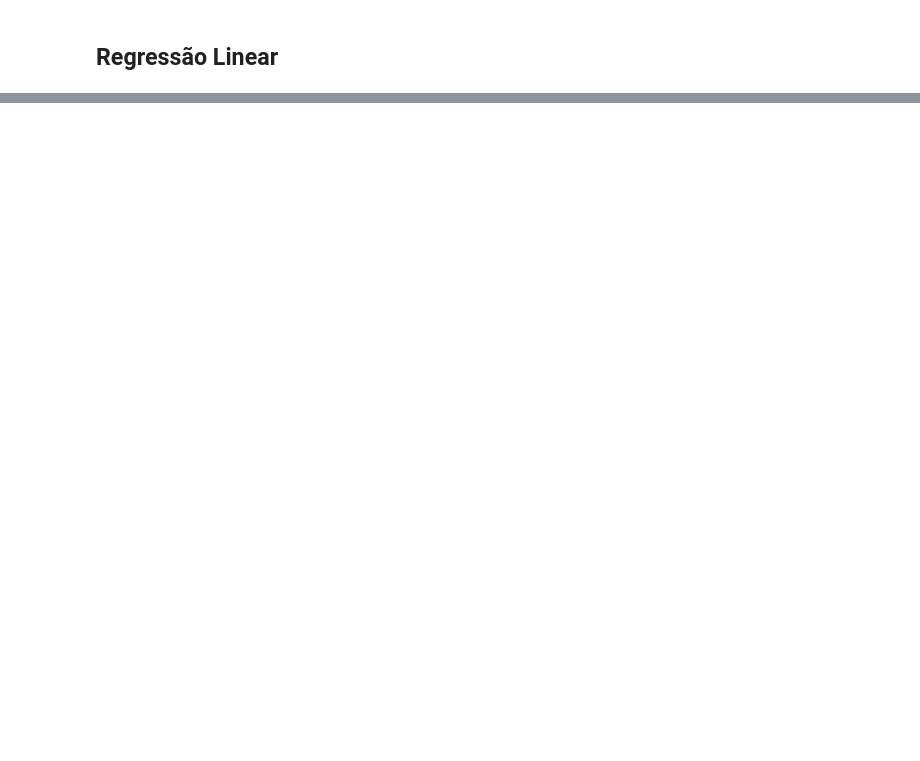
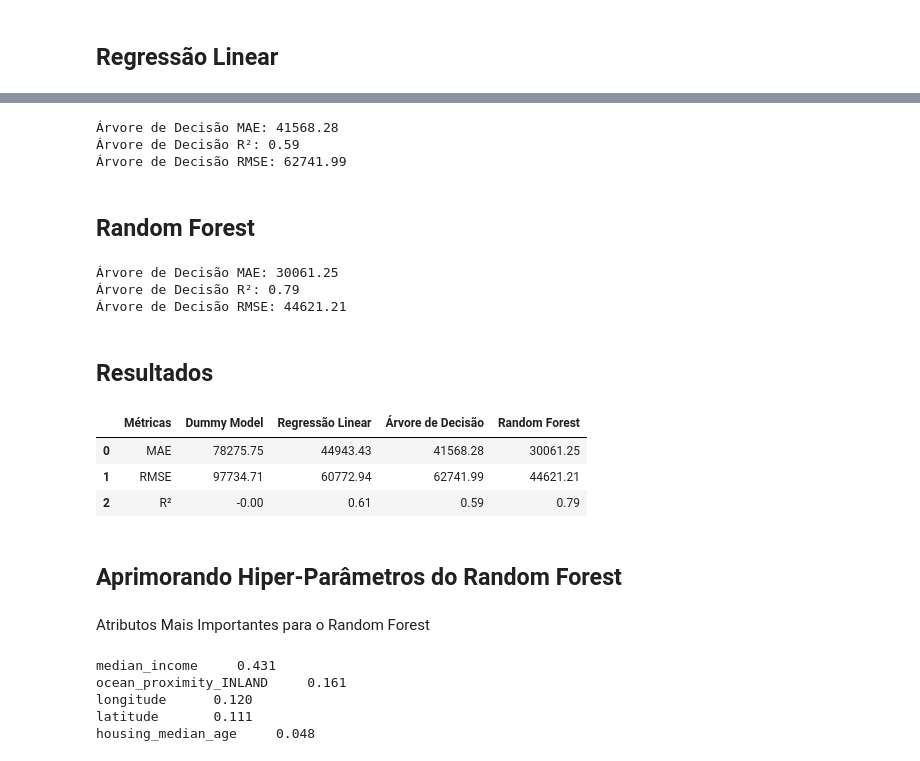
Before and after one commit to Pedrosmn/california-housing-prices, a Jupyter notebook: notebooks/main.ipynb, the cells around one changed output, grey strips where cells are left out. Drawn from its saved outputs; the diff is of its cells as text; code cells hidden in the pictures; blank space fills up the shorter version.

Commit message:
Ajustando Modelos

```diff
--- a/notebooks/main.ipynb
+++ b/notebooks/main.ipynb
@@ -239,0 +276,77 @@ Dummy R²: -0.000
+# %%
+mae_tree = mean_absolute_error(y_test_eval, y_pred_tree)
+r2_tree = r2_score(y_test_eval, y_pred_tree)
+
+mse_tree = mean_squared_error(y_test_eval, y_pred_tree)
+mrse_tree = np.sqrt(mse_tree)
+
+print(f'Árvore de Decisão MAE: {mae_tree:.2f}')
+print(f'Árvore de Decisão R²: {r2_tree:.2f}')
+print(f'Árvore de Decisão RMSE: {mrse_tree:.2f}')
+# %% [output]
+Árvore de Decisão MAE: 41568.28
+Árvore de Decisão R²: 0.59
+Árvore de Decisão RMSE: 62741.99
+# %% [markdown]
+## Random Forest
+# %%
+from sklearn.ensemble import RandomForestRegressor
+
+forest = RandomForestRegressor(random_state=42)
+forest.fit(X_train_clean, y_train_clean)
+
+y_pred_forest = forest.predict(X_test_eval)
+# %%
+mae_forest = mean_absolute_error(y_test_eval, y_pred_forest)
+r2_forest = r2_score(y_test_eval, y_pred_forest)
+
+mse_forest = mean_squared_error(y_test_eval, y_pred_forest)
+mrse_forest = np.sqrt(mse_forest)
+
+print(f'Árvore de Decisão MAE: {mae_forest:.2f}')
+print(f'Árvore de Decisão R²: {r2_forest:.2f}')
+print(f'Árvore de Decisão RMSE: {mrse_forest:.2f}')
+# %% [output]
+Árvore de Decisão MAE: 30061.25
+Árvore de Decisão R²: 0.79
+Árvore de Decisão RMSE: 44621.21
+# %% [markdown]
+## Resultados
+# %%
+resultados_dados = {
+    'Métricas': ['MAE', 'RMSE', 'R²'],
+    'Dummy Model': [mae_dummy, mrse_dummy, r2_dummy],
+    'Regressão Linear': [mae_linear, mrse_linear, r2_linear],
+    'Árvore de Decisão': [mae_tree, mrse_tree, r2_tree],
+    'Random Forest': [mae_forest, mrse_forest, r2_forest],
+}
+
+resultados_df = pd.DataFrame(resultados_dados)
+resultados_df = resultados_df.round(2)
+# %%
+resultados_df
+# %% [output]
+|  | Métricas | Dummy Model | Regressão Linear | Árvore de Decisão | Random Forest |
+| 0 | MAE | 78275.75 | 44943.43 | 41568.28 | 30061.25 |
+| 1 | RMSE | 97734.71 | 60772.94 | 62741.99 | 44621.21 |
+| 2 | R² | -0.00 | 0.61 | 0.59 | 0.79 |
+# %% [markdown]
+## Aprimorando Hiper-Parâmetros do Random Forest
+# %% [markdown]
+Atributos Mais Importantes para o Random Forest
+# %%
+for col, val in sorted(
+    zip(
+        X_train_clean.columns,
+        forest.feature_importances_,
+    ),
+    key=lambda x: x[1],
+    reverse=True,
+)[:5]:
+    print(f"{col:10}{val:10.3f}")
+# %% [output]
+median_income     0.431
+ocean_proximity_INLAND     0.161
+longitude      0.120
+latitude       0.111
+housing_median_age     0.048
```
Also changed, not shown: parts of 5 cells of this notebook.
